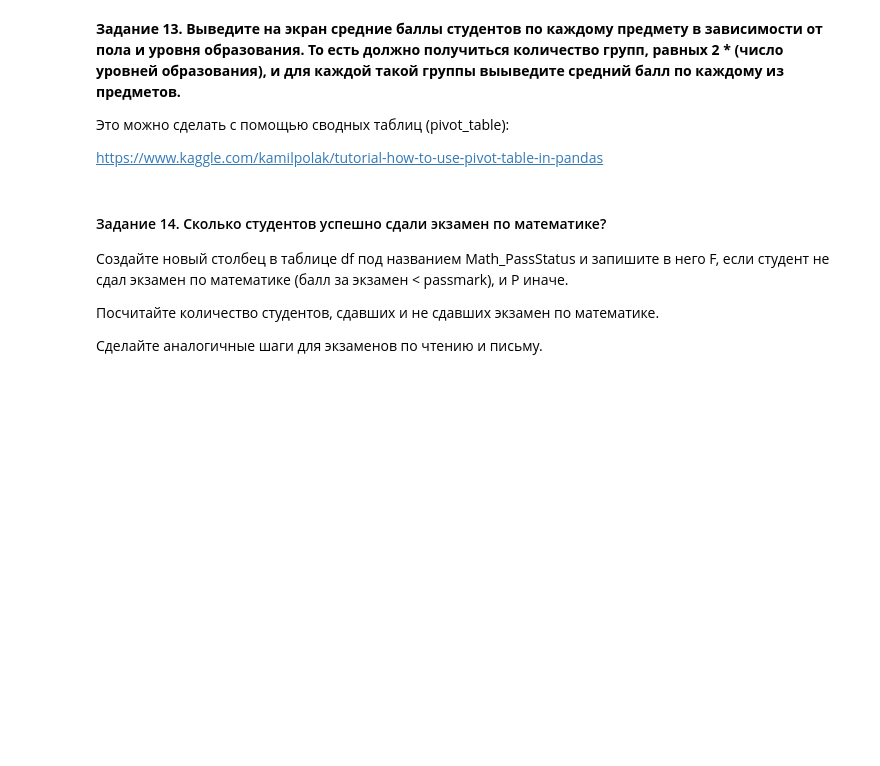
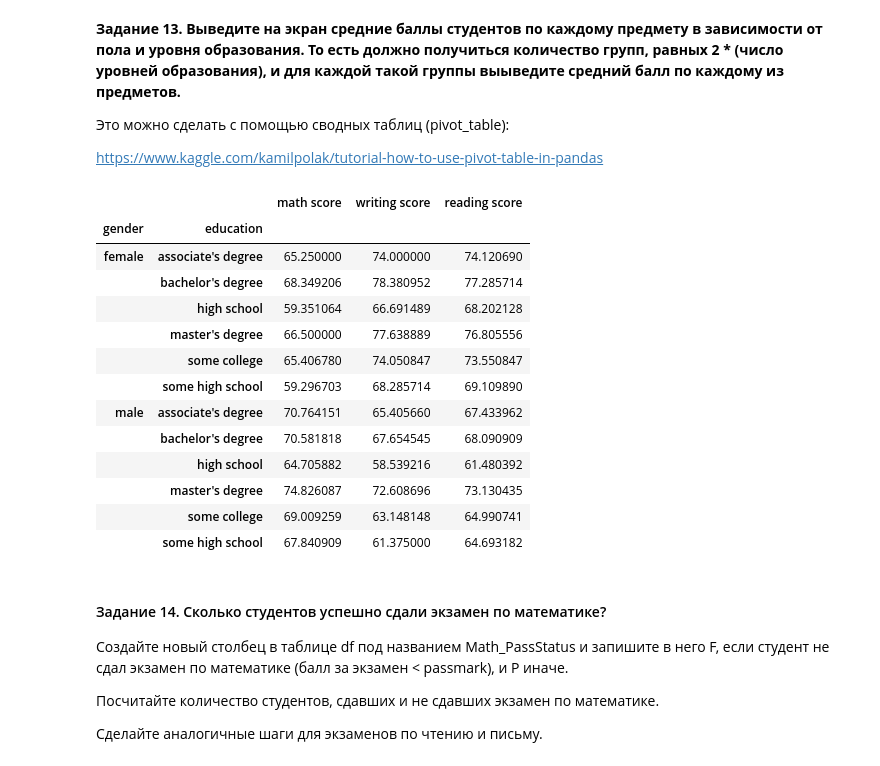
Before and after one commit to DiGarOn/IAD, a Jupyter notebook: HW/hw02_pandas.ipynb, the cells around one changed output. Saved outputs shown, nothing was run; the diff lists cells and outputs as text; code cells hidden in the pictures; blank space fills up the shorter version.

```diff
--- a/HW/hw02_pandas.ipynb
+++ b/HW/hw02_pandas.ipynb
@@ -52,7 +52,7 @@ df
 # %% [markdown]
 #### Задание 2. Удалите столбец index у полученной таблицы. Напечатайте первые 10 строк таблицы.
 # %%
-df = df.drop(columns = marks.columns[0])
+df = df.drop(columns = df.columns[0])
 df.head(10)
 # %% [output]
 |  | gender | race/ethnicity | parental level of education | lunch | test preparation course | group | math score | ... |
@@ -260,6 +260,23 @@ some high school 10
 Это можно сделать с помощью сводных таблиц (pivot_table):
 
 https://www.kaggle.com/kamilpolak/tutorial-how-to-use-pivot-table-in-pandas
+# %%
+df.groupby(['gender', 'education'])['math score', 'writing score', 'reading score'].mean()
+# %% [output]
+|  |  | math score | writing score | reading score |
+| gender | education |  |  |  |
+| female | associate's degree | 65.250000 | 74.000000 | 74.120690 |
+|  | bachelor's degree | 68.349206 | 78.380952 | 77.285714 |
+|  | high school | 59.351064 | 66.691489 | 68.202128 |
+|  | master's degree | 66.500000 | 77.638889 | 76.805556 |
+|  | some college | 65.406780 | 74.050847 | 73.550847 |
+|  | some high school | 59.296703 | 68.285714 | 69.109890 |
+| male | associate's degree | 70.764151 | 65.405660 | 67.433962 |
+|  | bachelor's degree | 70.581818 | 67.654545 | 68.090909 |
+|  | high school | 64.705882 | 58.539216 | 61.480392 |
+|  | master's degree | 74.826087 | 72.608696 | 73.130435 |
+|  | some college | 69.009259 | 63.148148 | 64.990741 |
+|  | some high school | 67.840909 | 61.375000 | 64.693182 |
 # %% [markdown]
 #### Задание 14. Сколько студентов успешно сдали экзамен по математике?
 
```
Also changed, not shown: parts of 2 cells of this notebook.
